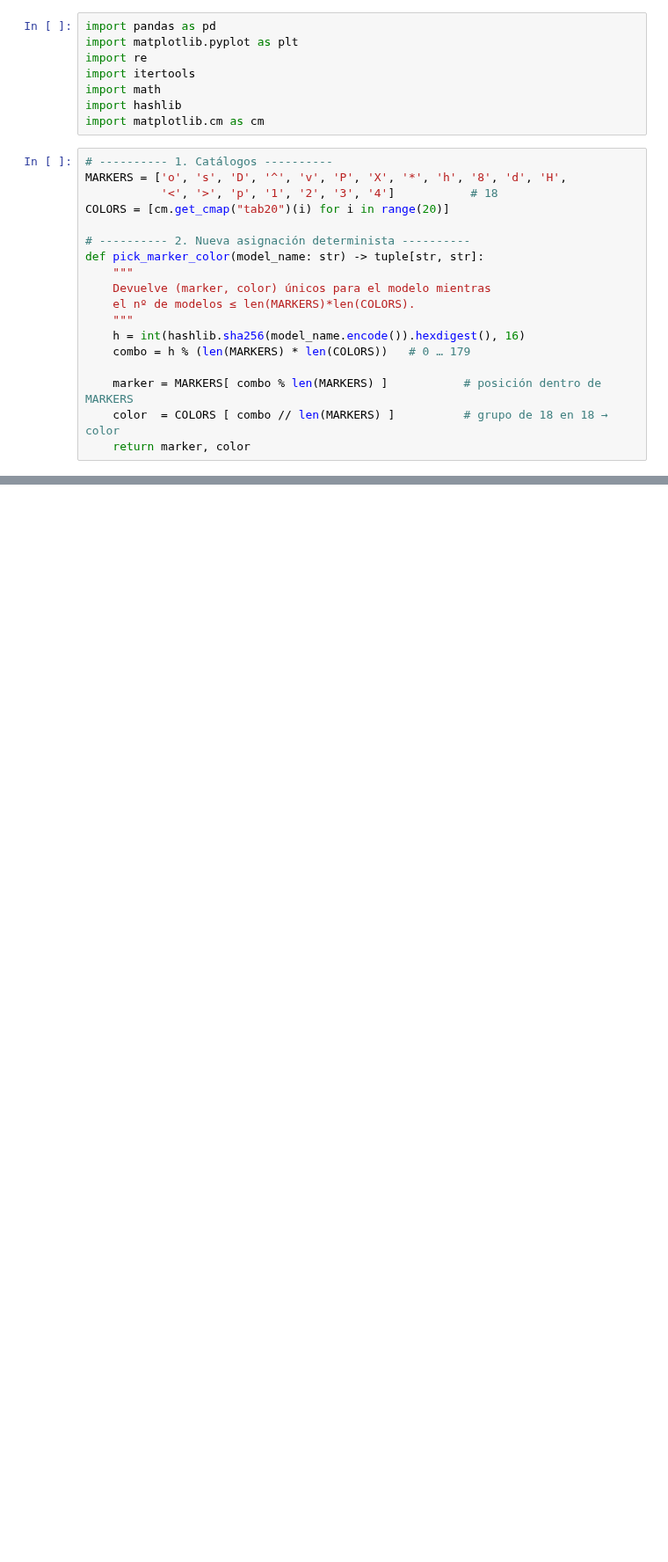
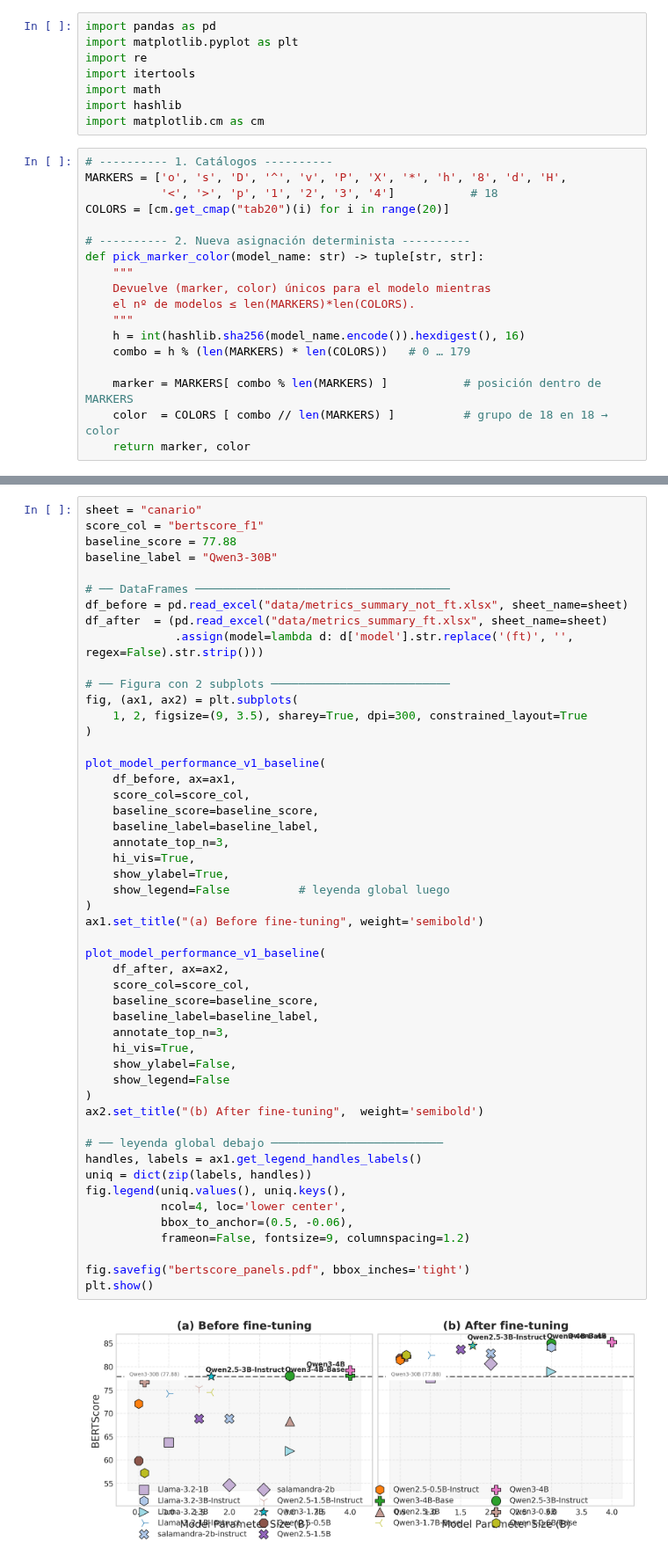
Before and after one commit to miguel-kjh/summarization-multilingual, a Jupyter notebook: metrics/get_plots.ipynb, the cells around one changed output, grey strips where cells are left out. Shown at 88% size. Drawn from its saved outputs; the diff is of its cells as text; blank space fills up the shorter version.

```diff
--- a/metrics/get_plots.ipynb
+++ b/metrics/get_plots.ipynb
@@ -147,0 +659,52 @@ plt.show()
+# %%
+sheet = "canario"
+score_col = "bertscore_f1"
+baseline_score = 77.88
+baseline_label = "Qwen3-30B"
+
+# ── DataFrames ─────────────────────────────────────
+df_before = pd.read_excel("data/metrics_summary_not_ft.xlsx", sheet_name=sheet)
+df_after  = (pd.read_excel("data/metrics_summary_ft.xlsx", sheet_name=sheet)
+             .assign(model=lambda d: d['model'].str.replace('(ft)', '', regex=False).str.strip()))
+
+# ── Figura con 2 subplots ──────────────────────────
+fig, (ax1, ax2) = plt.subplots(
+    1, 2, figsize=(9, 3.5), sharey=True, dpi=300, constrained_layout=True
+)
+
+plot_model_performance_v1_baseline(
+    df_before, ax=ax1,
+    score_col=score_col,
+    baseline_score=baseline_score,
+    baseline_label=baseline_label,
+    annotate_top_n=3,
+    hi_vis=True,
+    show_ylabel=True,
+    show_legend=False          # leyenda global luego
+)
+ax1.set_title("(a) Before fine-tuning", weight='semibold')
+
+plot_model_performance_v1_baseline(
+    df_after, ax=ax2,
+    score_col=score_col,
+    baseline_score=baseline_score,
+    baseline_label=baseline_label,
+    annotate_top_n=3,
+    hi_vis=True,
+    show_ylabel=False,
+    show_legend=False
+)
+ax2.set_title("(b) After fine-tuning",  weight='semibold')
+
+# ── leyenda global debajo ─────────────────────────
+handles, labels = ax1.get_legend_handles_labels()
+uniq = dict(zip(labels, handles))
+fig.legend(uniq.values(), uniq.keys(),
+           ncol=4, loc='lower center',
+           bbox_to_anchor=(0.5, -0.06),
+           frameon=False, fontsize=9, columnspacing=1.2)
+
+fig.savefig("bertscore_panels.pdf", bbox_inches='tight')
+plt.show()
+# %% [output]
+[figure, added]
```
Also changed, not shown: parts of 6 cells of this notebook, 12 other files.
